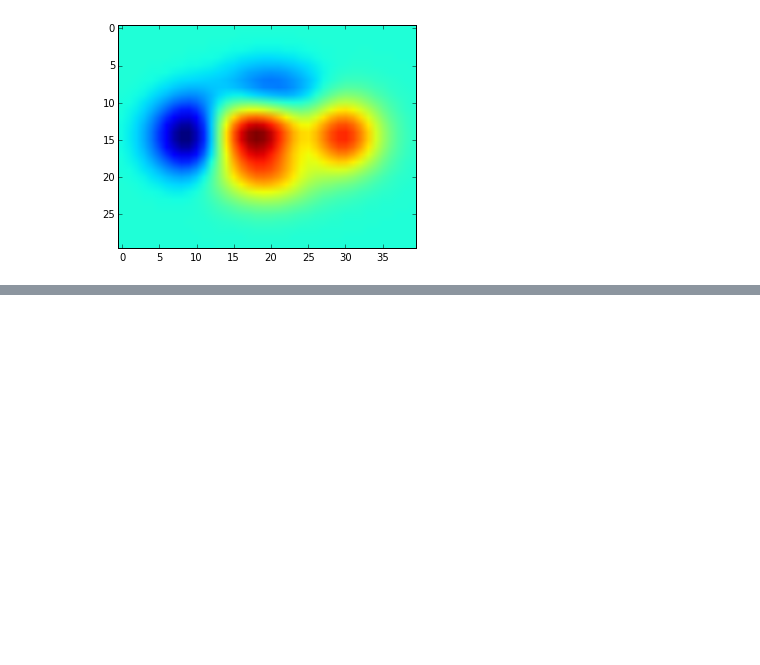
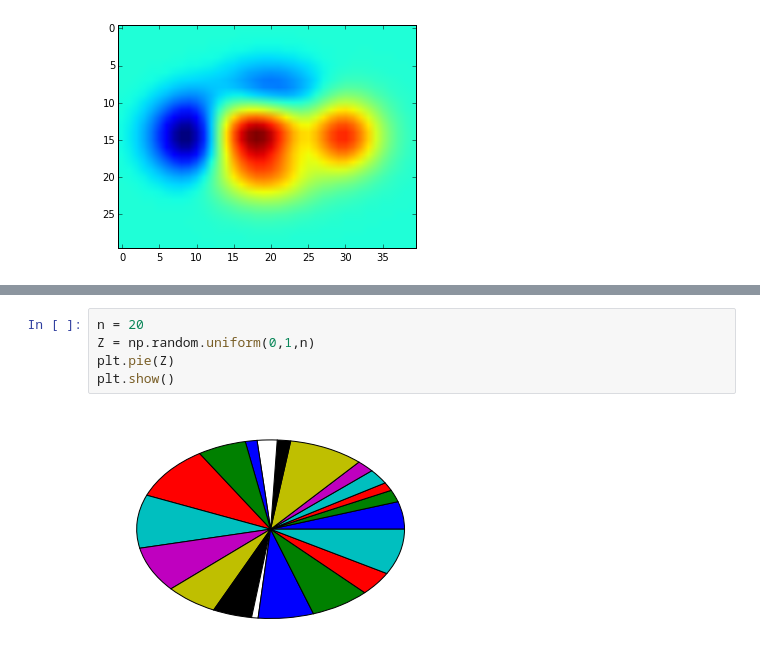
Before and after one commit to Harshan95/CSCI-2000U-100520376, a Jupyter notebook: matplotlib/matplotlib_exercises.ipynb, the cells around one changed output, grey strips where cells are left out. Drawn from its saved outputs; the diff is of its cells as text; blank space fills up the shorter version.

Commit message:
Completed Pie Chart Plot

```diff
--- a/matplotlib/matplotlib_exercises.ipynb
+++ b/matplotlib/matplotlib_exercises.ipynb
@@ -182,6 +182,13 @@ plt.show()
 
 ### _Hints_
 You need to modify Z.
+# %%
+n = 20
+Z = np.random.uniform(0,1,n)
+plt.pie(Z)
+plt.show()
+# %% [output]
+[figure, added]
 # %% [markdown]
 ## Quiver Plot
 
```
